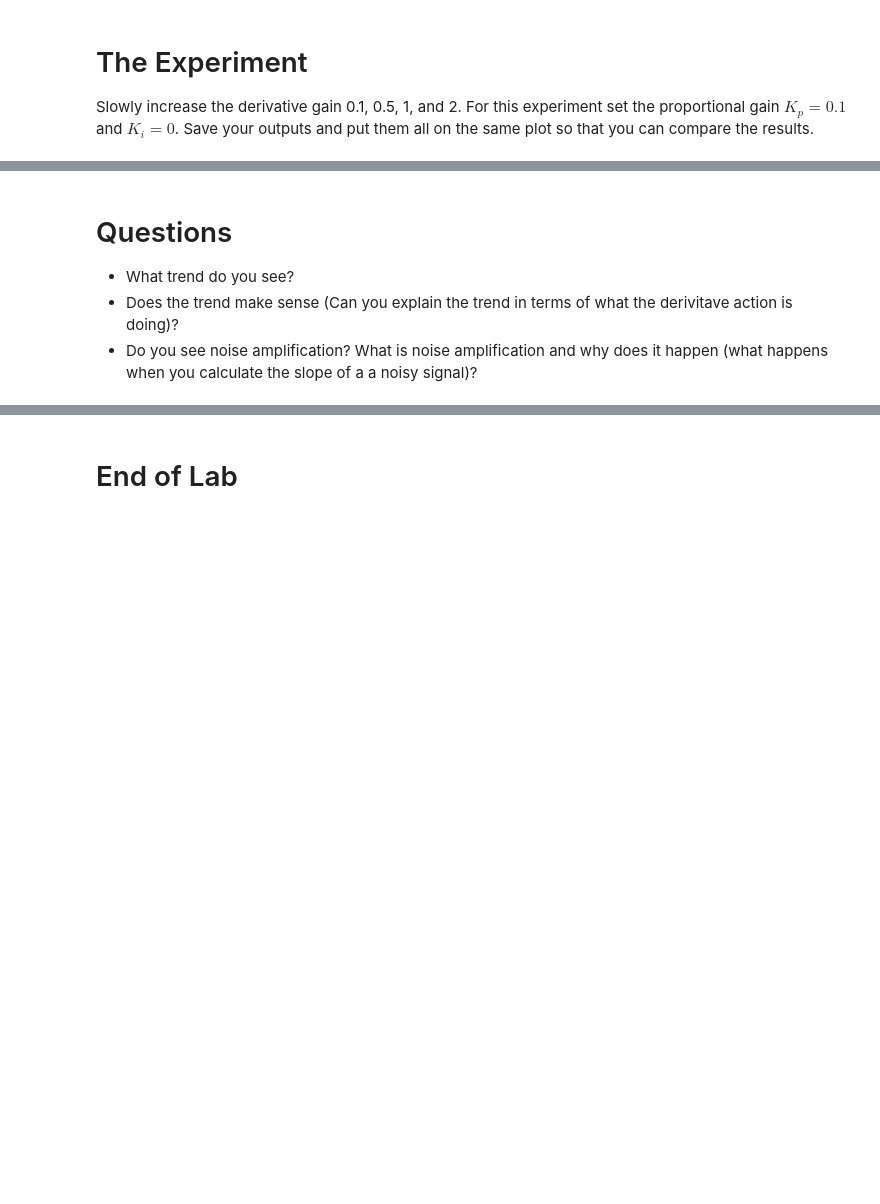
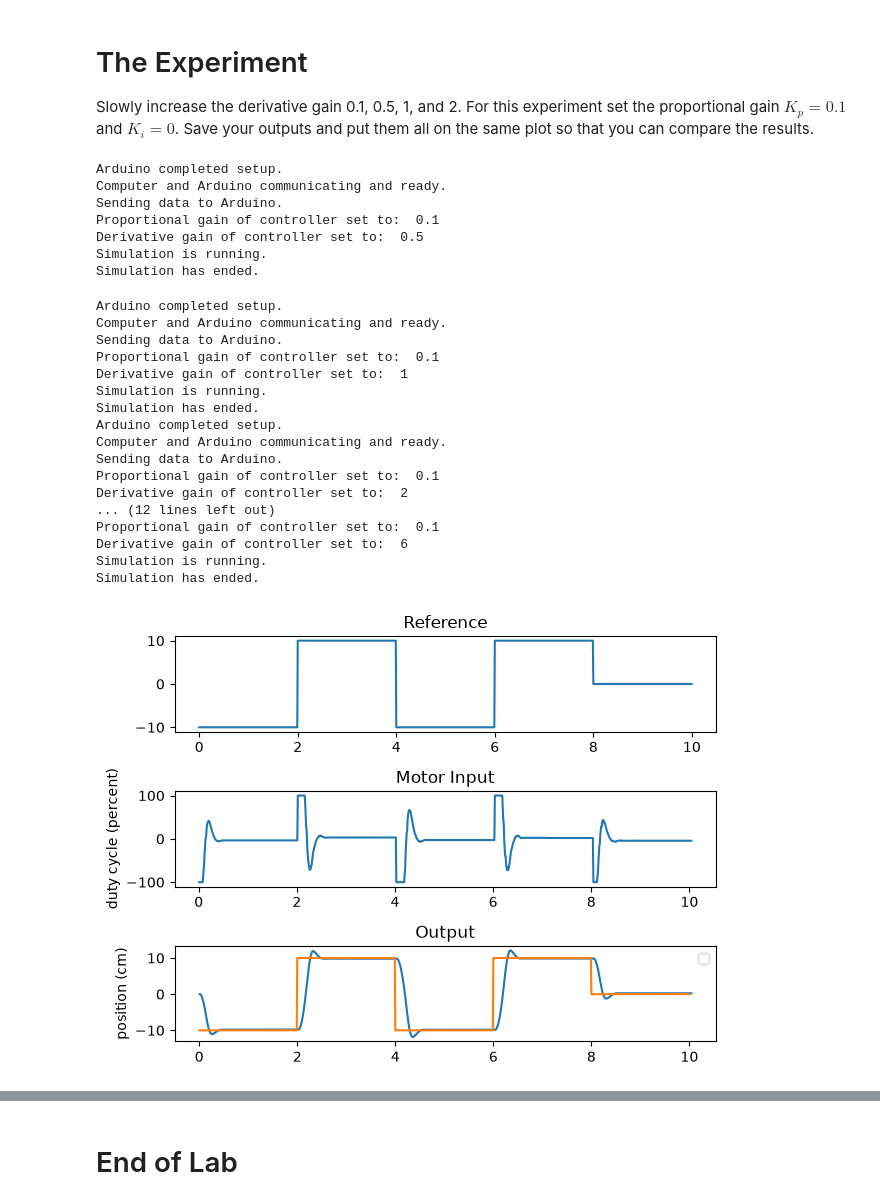
Before and after one commit to andyxu925/enel441-labs, a Jupyter notebook: lab_4/ENEL441_lab4.ipynb, the cells around one changed output, grey strips where cells are left out. Saved outputs shown, nothing was run; the diff lists cells and outputs as text; code cells hidden in the pictures; blank space fills up the shorter version.

```diff
--- a/lab_4/ENEL441_lab4.ipynb
+++ b/lab_4/ENEL441_lab4.ipynb
@@ -134,24 +186,55 @@ where $\varepsilon(t-T_s)$ is the error at the previous time step. Note that we
 
 Slowly increase the derivative gain 0.1, 0.5, 1, and 2. For this experiment set the proportional gain $K_p=0.1$ and $K_i=0$. Save your outputs and put them all on the same plot so that you can compare the results.
 # %%
-Kp = 0.1
-Kd = 1  #, 0.5, 1, 2, 4, 6
-measured_outputs = lu.run_cart_closed_loop_PD(r_step_mag,r_step_dir,Kp,Kd,com_port=arduino_com_port)
+# Kp = 0.1
+# Kd = 1  #, 0.5, 1, 2, 4, 6
+# measured_outputs = lu.run_cart_closed_loop_PD(r_step_mag,r_step_dir,Kp,Kd,com_port=arduino_com_port)
 # %%
-cart_position_measured = measured_outputs[0]*counts_per_inch_to_cm
-motor_input = measured_outputs[1]
-dt_measured = measured_outputs[2]
-t_measured = np.cumulative_sum(dt_measured)/1000
+Kp = 0.1
+Kd = [0.5, 1, 2, 4, 6]
+for i in range(len(Kd)):
+    measured_outputs = lu.run_cart_closed_loop_PD(r_step_mag,r_step_dir,Kp,Kd[i],com_port=arduino_com_port)
+    cart_position_measured = measured_outputs[0]*counts_per_inch_to_cm
+    motor_input = measured_outputs[1]
+    dt_measured = measured_outputs[2]
+    t_measured = np.cumulative_sum(dt_measured)/1000
 
+    fig,ax = plt.subplots(3,1)
+    ax[0].set_title('Reference')
+    ax[1].set_title('Motor Input')
+    ax[1].set_ylabel('duty cycle (percent)')
+    ax[2].legend()
+    ax[2].set_title('Output')
+    ax[2].set_ylabel('position (cm)')
 
-fig,ax = plt.subplots(3,1)
-ax[0].plot(t,r_step)
-ax[0].set_title('Reference')
-ax[1].plot(t_measured,motor_input/255*100,label='Motor Input')
-ax[1].set_title('Motor Input')
-ax[1].set_ylabel('duty cycle (percent)')
-ax[2].plot(t_measured,cart_position_measured,label='Measured Cart Position')
-ax[2].plot(t,r_step/255*6*1200*counts_per_inch_to_cm,label='Reference')
-ax[2].legend()
-ax[2].set_title('Output')
-ax[2].set_ylabel('position (cm)')
+    ax[0].plot(t,r_step)
+    ax[1].plot(t_measured,motor_input/255*100,label='Motor Input')
+    ax[2].plot(t_measured,cart_position_measured,label='Measured Cart Position')
+    ax[2].plot(t,r_step,label='Reference')
+    fig.tight_layout()
+# %% [output]
+Arduino completed setup.
+Computer and Arduino communicating and ready.
+Sending data to Arduino.
+Proportional gain of controller set to:  0.1
+Derivative gain of controller set to:  0.5
+Simulation is running.
+Simulation has ended.
+Arduino completed setup.
+Computer and Arduino communicating and ready.
+Sending data to Arduino.
+Proportional gain of controller set to:  0.1
+Derivative gain of controller set to:  1
+Simulation is running.
+Simulation has ended.
+Arduino completed setup.
+Computer and Arduino communicating and ready.
+Sending data to Arduino.
+Proportional gain of controller set to:  0.1
+Derivative gain of controller set to:  2
+... (12 lines left out)
+Proportional gain of controller set to:  0.1
+Derivative gain of controller set to:  6
+Simulation is running.
+Simulation has ended.
+[figure, added]
@@ -158,5 +244,0 @@ ax[2].set_ylabel('position (cm)')
-# %% [markdown]
-# Questions
-- What trend do you see?
-- Does the trend make sense (Can you explain the trend in terms of what the derivitave action is doing)?
-- Do you see noise amplification? What is noise amplification and why does it happen (what happens when you calculate the slope of a a noisy signal)?
```
Also changed, not shown: parts of 8 cells of this notebook, 1 other file.
